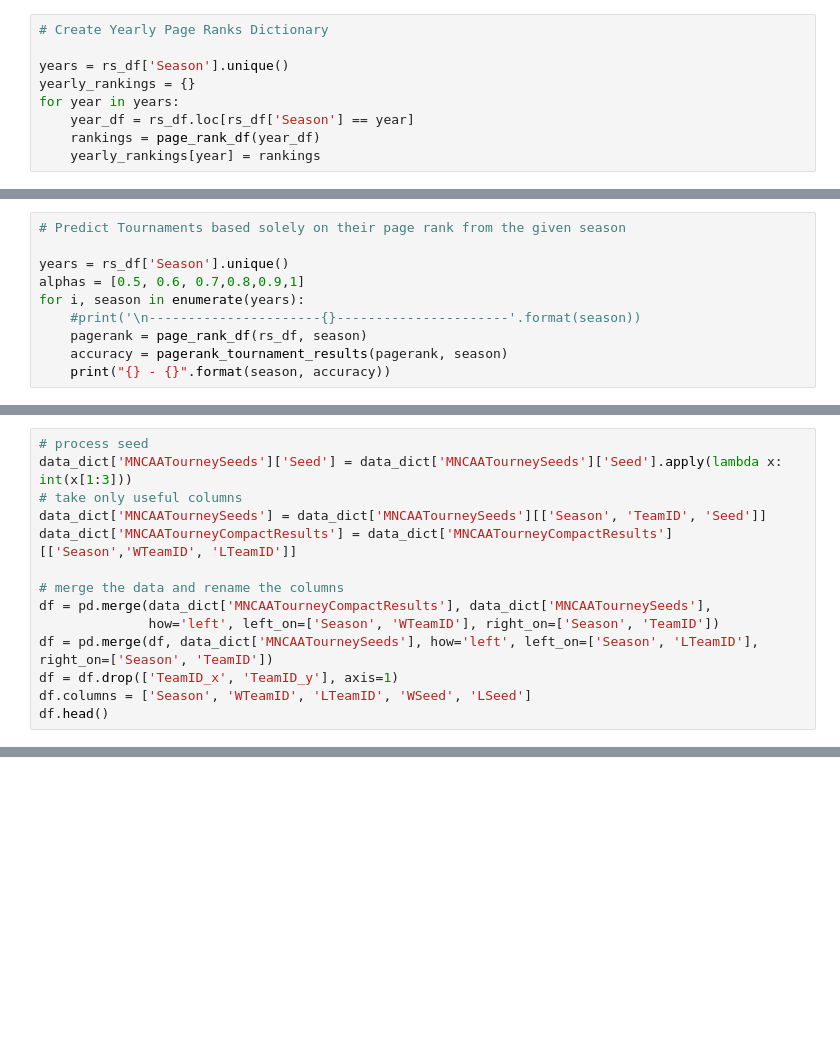
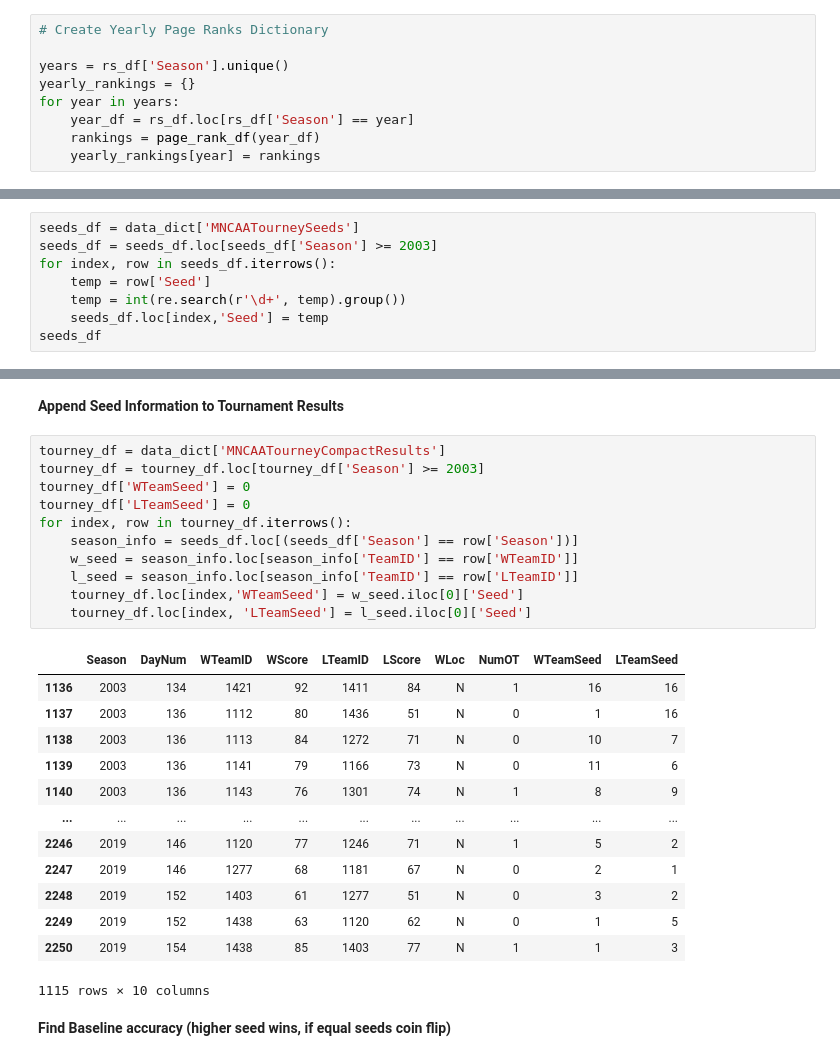
Before and after one commit to robertfmoore/march_madness, a Jupyter notebook: starting_point_march_madness.ipynb, the cells around one changed output, grey strips where cells are left out. Cells and saved outputs as stored; diff of their text form; blank space fills up the shorter version.

```diff
--- a/starting_point_march_madness.ipynb
+++ b/starting_point_march_madness.ipynb
@@ -770,10 +808,0 @@ pagerank_tournament_results(page_rank_2019, 2019)
-# %%
-# Predict Tournaments based solely on their page rank from the given season
-
-years = rs_df['Season'].unique()
-alphas = [0.5, 0.6, 0.7,0.8,0.9,1]
-for i, season in enumerate(years):
-    #print('\n----------------------{}----------------------'.format(season))
-    pagerank = page_rank_df(rs_df, season)
-    accuracy = pagerank_tournament_results(pagerank, season)
-    print("{} - {}".format(season, accuracy))
@@ -794,14 +808,0 @@ The main idea is to extract features, which could be useful to understand how mu
-# %%
-# process seed
-data_dict['MNCAATourneySeeds']['Seed'] = data_dict['MNCAATourneySeeds']['Seed'].apply(lambda x: int(x[1:3]))
-# take only useful columns
-data_dict['MNCAATourneySeeds'] = data_dict['MNCAATourneySeeds'][['Season', 'TeamID', 'Seed']]
-data_dict['MNCAATourneyCompactResults'] = data_dict['MNCAATourneyCompactResults'][['Season','WTeamID', 'LTeamID']]
-
-# merge the data and rename the columns
-df = pd.merge(data_dict['MNCAATourneyCompactResults'], data_dict['MNCAATourneySeeds'],
-              how='left', left_on=['Season', 'WTeamID'], right_on=['Season', 'TeamID'])
-df = pd.merge(df, data_dict['MNCAATourneySeeds'], how='left', left_on=['Season', 'LTeamID'], right_on=['Season', 'TeamID'])
-df = df.drop(['TeamID_x', 'TeamID_y'], axis=1)
-df.columns = ['Season', 'WTeamID', 'LTeamID', 'WSeed', 'LSeed']
-df.head()
@@ -1025,0 +844,8 @@ submission_df.to_csv('submission.csv', index=False)
+# %%
+seeds_df = data_dict['MNCAATourneySeeds']
+seeds_df = seeds_df.loc[seeds_df['Season'] >= 2003]
+for index, row in seeds_df.iterrows():
+    temp = row['Seed']
+    temp = int(re.search(r'\d+', temp).group())
+    seeds_df.loc[index,'Seed'] = temp
+seeds_df
@@ -1025,0 +866,29 @@ submission_df.to_csv('submission.csv', index=False)
+# %% [markdown]
+**Append Seed Information to Tournament Results**
+# %%
+tourney_df = data_dict['MNCAATourneyCompactResults']
+tourney_df = tourney_df.loc[tourney_df['Season'] >= 2003]
+tourney_df['WTeamSeed'] = 0
+tourney_df['LTeamSeed'] = 0
+for index, row in tourney_df.iterrows():
+    season_info = seeds_df.loc[(seeds_df['Season'] == row['Season'])]
+    w_seed = season_info.loc[season_info['TeamID'] == row['WTeamID']]
+    l_seed = season_info.loc[season_info['TeamID'] == row['LTeamID']]
+    tourney_df.loc[index,'WTeamSeed'] = w_seed.iloc[0]['Seed']
+    tourney_df.loc[index, 'LTeamSeed'] = l_seed.iloc[0]['Seed']
+# %% [output]
+|  | Season | DayNum | WTeamID | WScore | LTeamID | LScore | WLoc | NumOT | WTeamSeed | LTeamSeed |
+| 1136 | 2003 | 134 | 1421 | 92 | 1411 | 84 | N | 1 | 16 | 16 |
+| 1137 | 2003 | 136 | 1112 | 80 | 1436 | 51 | N | 0 | 1 | 16 |
+| 1138 | 2003 | 136 | 1113 | 84 | 1272 | 71 | N | 0 | 10 | 7 |
+| 1139 | 2003 | 136 | 1141 | 79 | 1166 | 73 | N | 0 | 11 | 6 |
+| 1140 | 2003 | 136 | 1143 | 76 | 1301 | 74 | N | 1 | 8 | 9 |
+| ... | ... | ... | ... | ... | ... | ... | ... | ... | ... | ... |
+| 2246 | 2019 | 146 | 1120 | 77 | 1246 | 71 | N | 1 | 5 | 2 |
+| 2247 | 2019 | 146 | 1277 | 68 | 1181 | 67 | N | 0 | 2 | 1 |
+| 2248 | 2019 | 152 | 1403 | 61 | 1277 | 51 | N | 0 | 3 | 2 |
+| 2249 | 2019 | 152 | 1438 | 63 | 1120 | 62 | N | 0 | 1 | 5 |
+| 2250 | 2019 | 154 | 1438 | 85 | 1403 | 77 | N | 1 | 1 | 3 |
+1115 rows × 10 columns
+# %% [markdown]
+**Find Baseline accuracy (higher seed wins, if equal seeds coin flip)**
```
Also changed, not shown: parts of 73 cells of this notebook.
